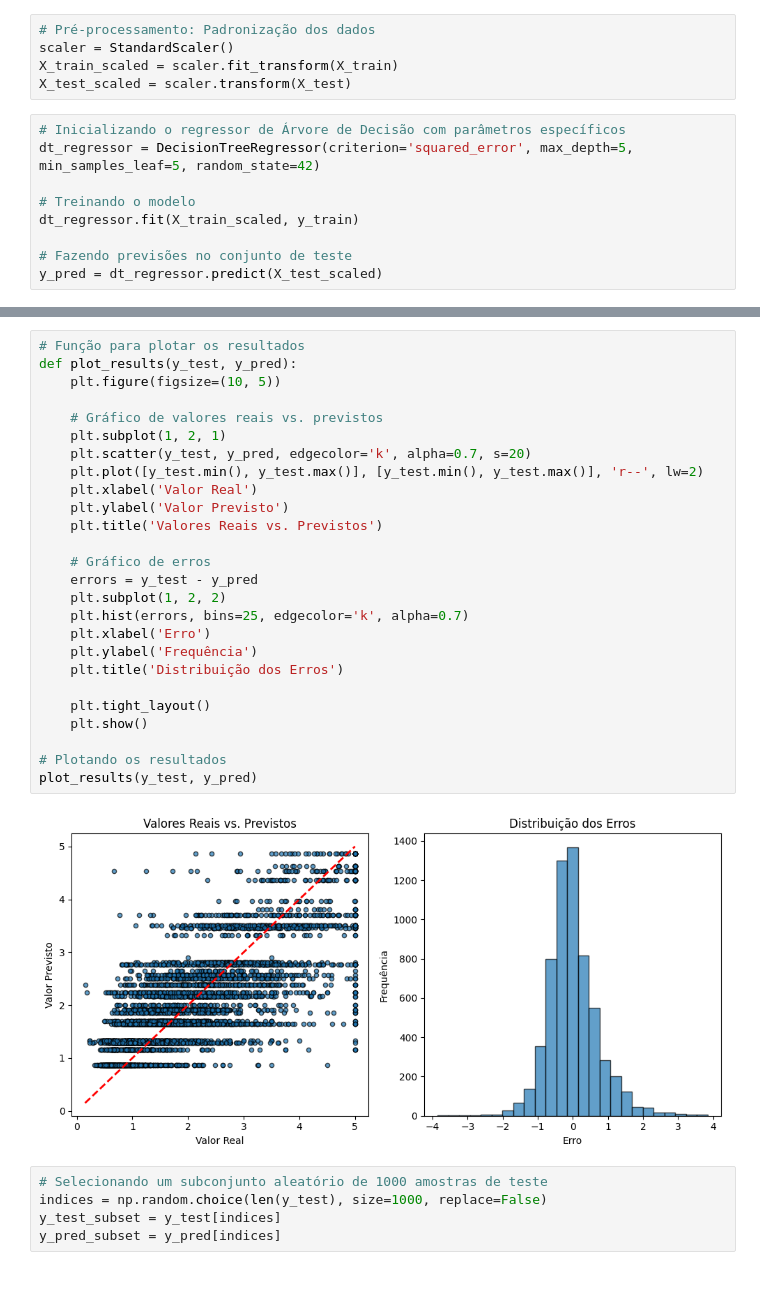
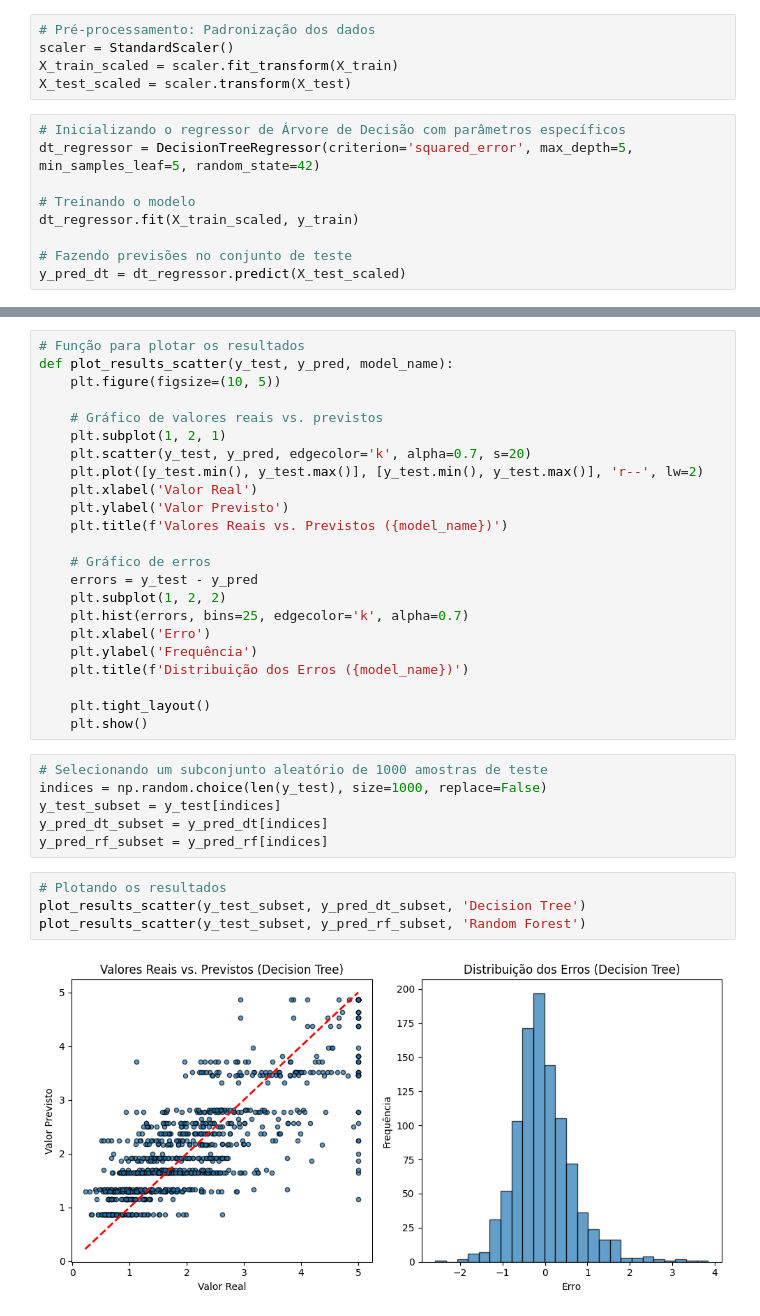
Before and after one commit to Gabriel-Paes/ml-regression, a Jupyter notebook: regressor.ipynb, the cells around one changed output, grey strips where cells are left out. Saved outputs shown, nothing was run; the diff lists cells and outputs as text; blank space fills up the shorter version.

```diff
--- a/regressor.ipynb
+++ b/regressor.ipynb
@@ -35,6 +36,6 @@ dt_regressor = DecisionTreeRegressor(criterion='squared_error', max_depth=5, min
 dt_regressor.fit(X_train_scaled, y_train)
 
 # Fazendo previsões no conjunto de teste
-y_pred = dt_regressor.predict(X_test_scaled)
+y_pred_dt = dt_regressor.predict(X_test_scaled)
 # %%
 # Avaliando o modelo
@@ -49,6 +69,6 @@ R^2 Score: 0.6029580667515306
 # %%
 # Função para plotar os resultados
-def plot_results(y_test, y_pred):
+def plot_results_scatter(y_test, y_pred, model_name):
     plt.figure(figsize=(10, 5))
 
     # Gráfico de valores reais vs. previstos
@@ -57,7 +77,7 @@ def plot_results(y_test, y_pred):
     plt.plot([y_test.min(), y_test.max()], [y_test.min(), y_test.max()], 'r--', lw=2)
     plt.xlabel('Valor Real')
     plt.ylabel('Valor Previsto')
-    plt.title('Valores Reais vs. Previstos')
+    plt.title(f'Valores Reais vs. Previstos ({model_name})')
 
     # Gráfico de erros
     errors = y_test - y_pred
@@ -65,17 +85,19 @@ def plot_results(y_test, y_pred):
     plt.hist(errors, bins=25, edgecolor='k', alpha=0.7)
     plt.xlabel('Erro')
     plt.ylabel('Frequência')
-    plt.title('Distribuição dos Erros')
+    plt.title(f'Distribuição dos Erros ({model_name})')
 
     plt.tight_layout()
     plt.show()
-
-# Plotando os resultados
-plot_results(y_test, y_pred)
-# %% [output]
-[figure, removed]
 # %%
 # Selecionando um subconjunto aleatório de 1000 amostras de teste
 indices = np.random.choice(len(y_test), size=1000, replace=False)
 y_test_subset = y_test[indices]
-y_pred_subset = y_pred[indices]
+y_pred_dt_subset = y_pred_dt[indices]
+y_pred_rf_subset = y_pred_rf[indices]
+# %%
+# Plotando os resultados
+plot_results_scatter(y_test_subset, y_pred_dt_subset, 'Decision Tree')
+plot_results_scatter(y_test_subset, y_pred_rf_subset, 'Random Forest')
+# %% [output]
+[figure, added]
```
Also changed, not shown: parts of 14 cells of this notebook.
